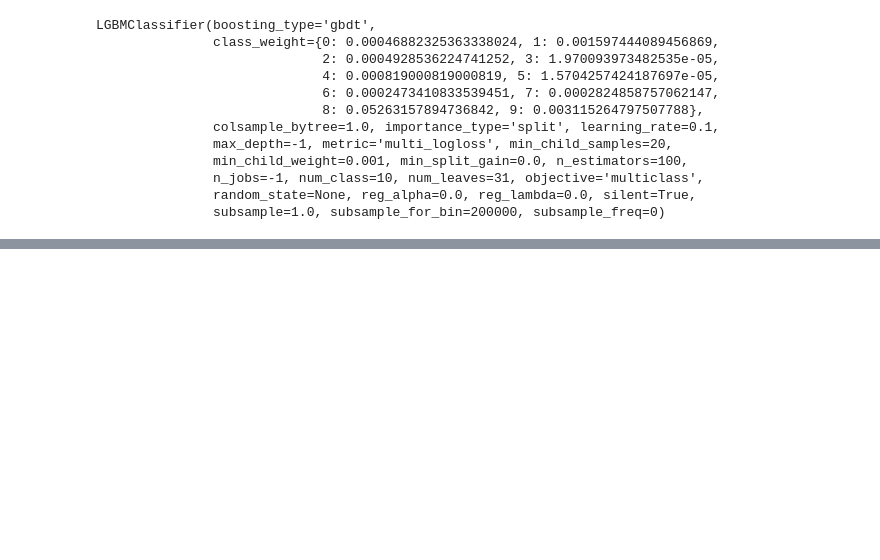
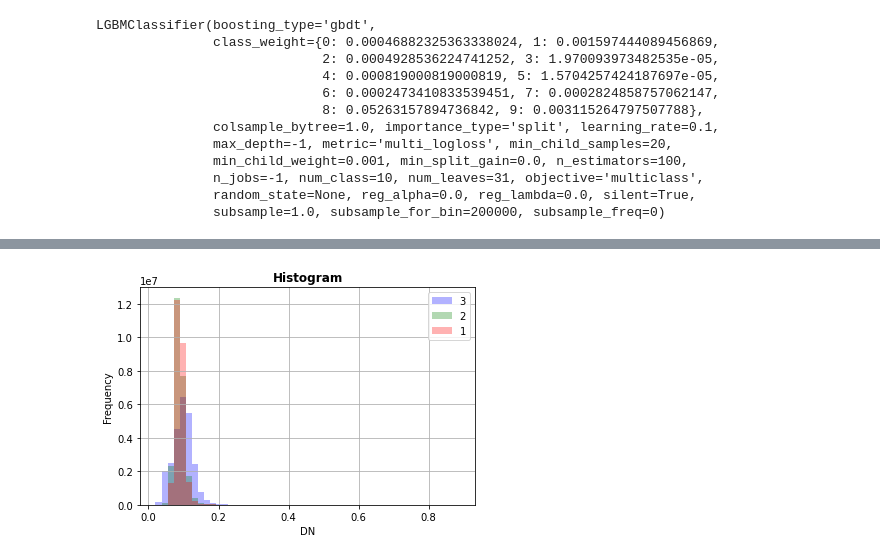
Before and after one commit to developmentseed/sat-ml-training, a Jupyter notebook: _notebooks/2020-02-24-LightGBM_cropmapping.ipynb, the cells around one changed output, grey strips where cells are left out. Cells and saved outputs as stored; diff of their text form; code cells hidden in the pictures; blank space fills up the shorter version.

```diff
--- a/_notebooks/2020-02-24-LightGBM_cropmapping.ipynb
+++ b/_notebooks/2020-02-24-LightGBM_cropmapping.ipynb
@@ -323,0 +473,10 @@ dst.close()
+# %%
+# The satellite image is really dark, lets see why
+rasterio.plot.show_hist(s2,
+                   bins=50,
+                   histtype='stepfilled',
+                   lw=0.0,
+                   stacked=False,
+                   alpha=0.3)
+# %% [output]
+[figure, added]
```
Also changed, not shown: parts of 38 cells of this notebook.
